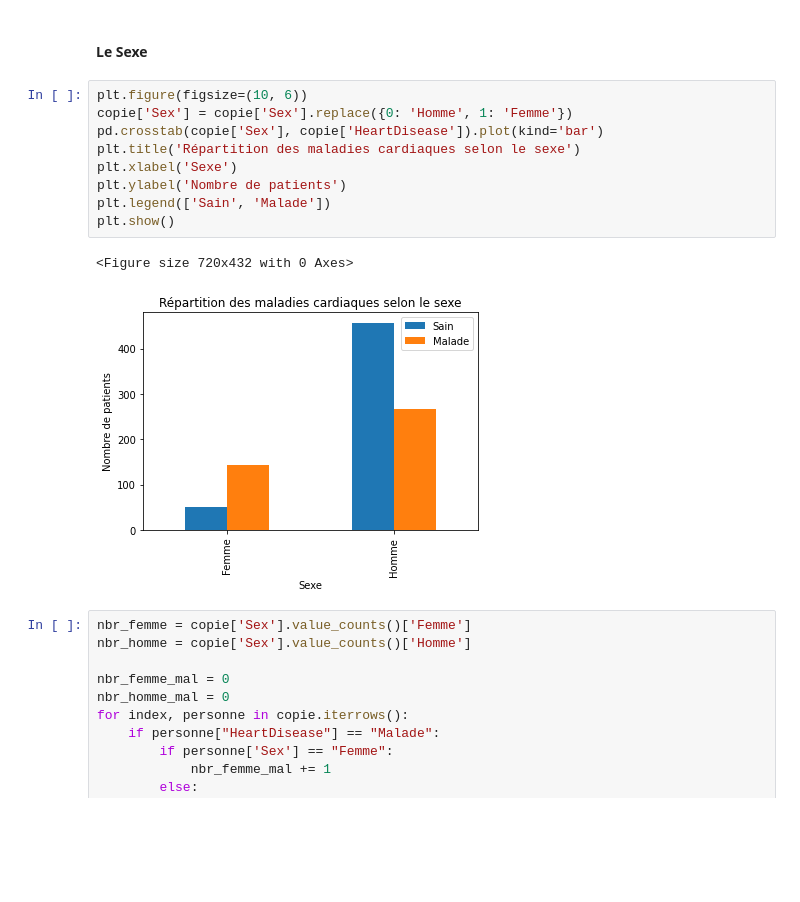
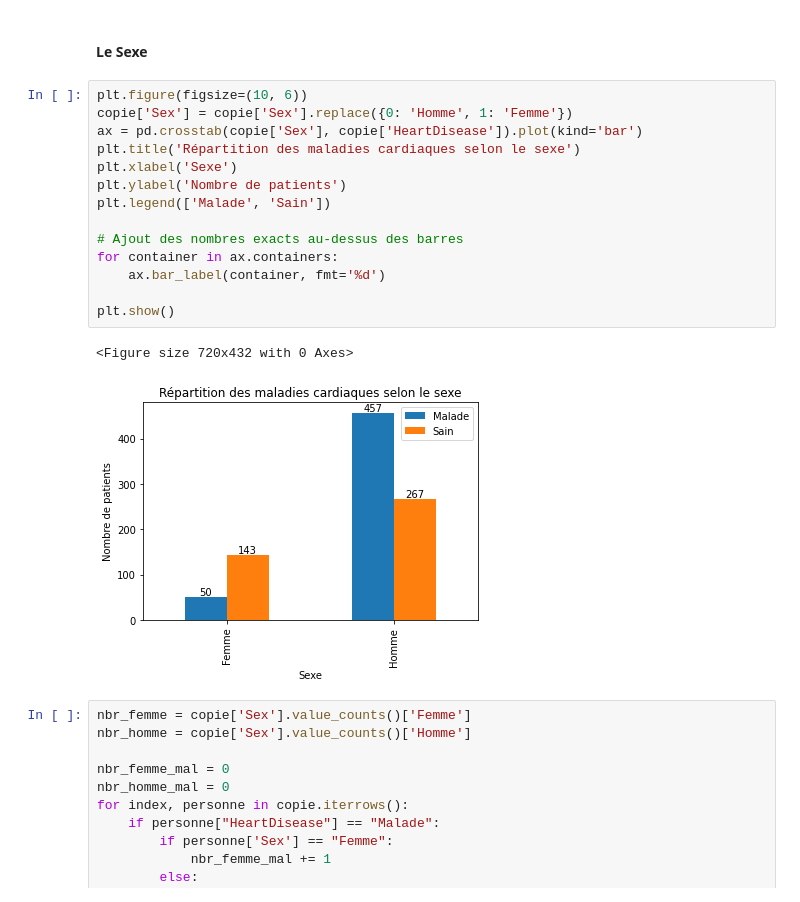
Before and after one commit to iamkgc05/Data_project, a Jupyter notebook: Partie3_0.ipynb, the cells around one changed output. Saved outputs shown, nothing was run; the diff lists cells and outputs as text; blank space fills up the shorter version.

```diff
--- a/Partie3_0.ipynb
+++ b/Partie3_0.ipynb
@@ -58,15 +58,20 @@ Remarque :  D'apres le graphique ci-dessus, on peut voit que entre 100 et 150 bp
 # %%
 plt.figure(figsize=(10, 6))
 copie['Sex'] = copie['Sex'].replace({0: 'Homme', 1: 'Femme'})
-pd.crosstab(copie['Sex'], copie['HeartDisease']).plot(kind='bar')
+ax = pd.crosstab(copie['Sex'], copie['HeartDisease']).plot(kind='bar')
 plt.title('Répartition des maladies cardiaques selon le sexe')
 plt.xlabel('Sexe')
 plt.ylabel('Nombre de patients')
-plt.legend(['Sain', 'Malade'])
+plt.legend(['Malade', 'Sain'])
+
+# Ajout des nombres exacts au-dessus des barres
+for container in ax.containers:
+    ax.bar_label(container, fmt='%d')
+
 plt.show()
 # %% [output]
 <Figure size 720x432 with 0 Axes>
-[figure, old version]
+[figure, new version]
 # %%
 nbr_femme = copie['Sex'].value_counts()['Femme']
 nbr_homme = copie['Sex'].value_counts()['Homme']
```
Also changed, not shown: parts of 1 cell of this notebook, 8 other files.
